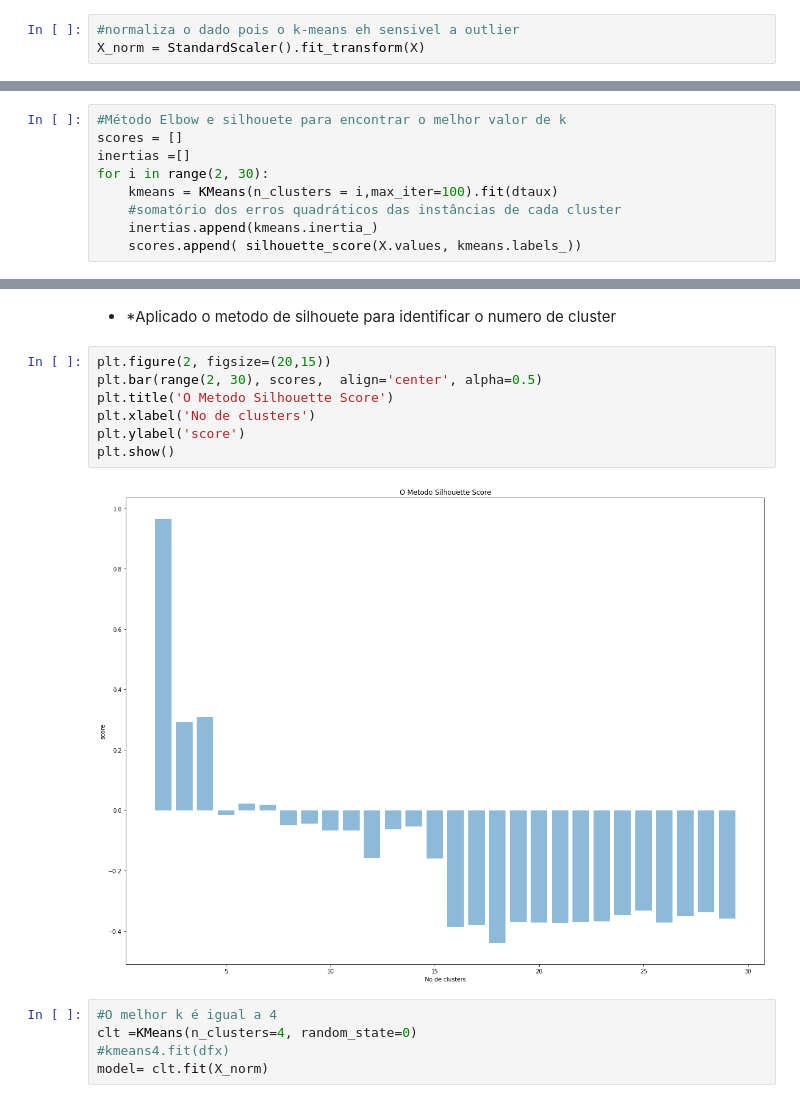
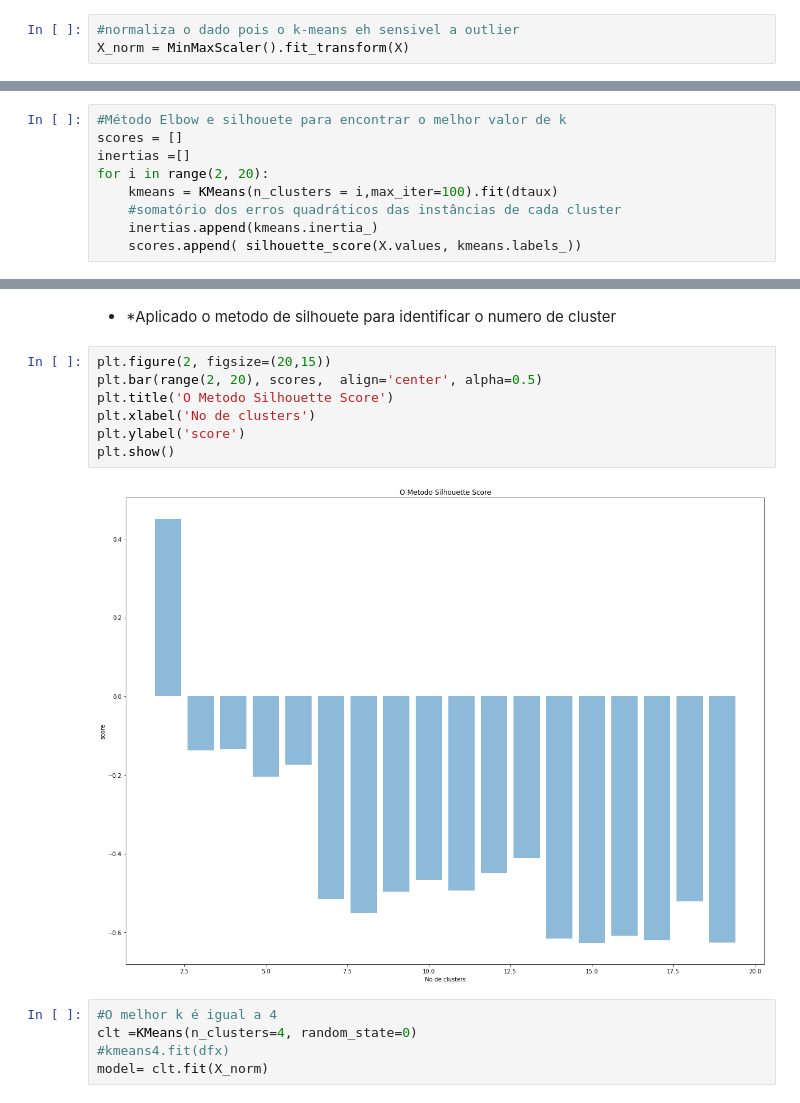
Before and after one commit to bartiralira/bootcampIA, a Jupyter notebook: BootCamp1.ipynb, the cells around one changed output, grey strips where cells are left out. Saved outputs shown, nothing was run; the diff lists cells and outputs as text.

```diff
--- a/BootCamp1.ipynb
+++ b/BootCamp1.ipynb
@@ -584,7 +582,7 @@ X=X.drop("definicaoRisco",1)
 Y=dfx[["definicaoRisco"]]
 # %%
 #normaliza o dado pois o k-means eh sensivel a outlier
-X_norm = StandardScaler().fit_transform(X)
+X_norm = MinMaxScaler().fit_transform(X)
 # %%
 #Transforma o dado normalizando em dataframe
 
@@ -594,7 +598,7 @@ dtaux
 #Método Elbow e silhouete para encontrar o melhor valor de k
 scores = []
 inertias =[]
-for i in range(2, 30):
+for i in range(2, 20):
     kmeans = KMeans(n_clusters = i,max_iter=100).fit(dtaux)
     #somatório dos erros quadráticos das instâncias de cada cluster
     inertias.append(kmeans.inertia_)
@@ -613,13 +617,13 @@ plt.show()
 * *Aplicado o metodo de silhouete para identificar o numero de cluster
 # %%
 plt.figure(2, figsize=(20,15))
-plt.bar(range(2, 30), scores,  align='center', alpha=0.5)
+plt.bar(range(2, 20), scores,  align='center', alpha=0.5)
 plt.title('O Metodo Silhouette Score')
 plt.xlabel('No de clusters')
 plt.ylabel('score')
 plt.show()
 # %% [output]
-[figure, old version]
+[figure, new version]
 # %%
 #O melhor k é igual a 4
 clt =KMeans(n_clusters=4, random_state=0)
```
Also changed, not shown: parts of 8 cells of this notebook.
